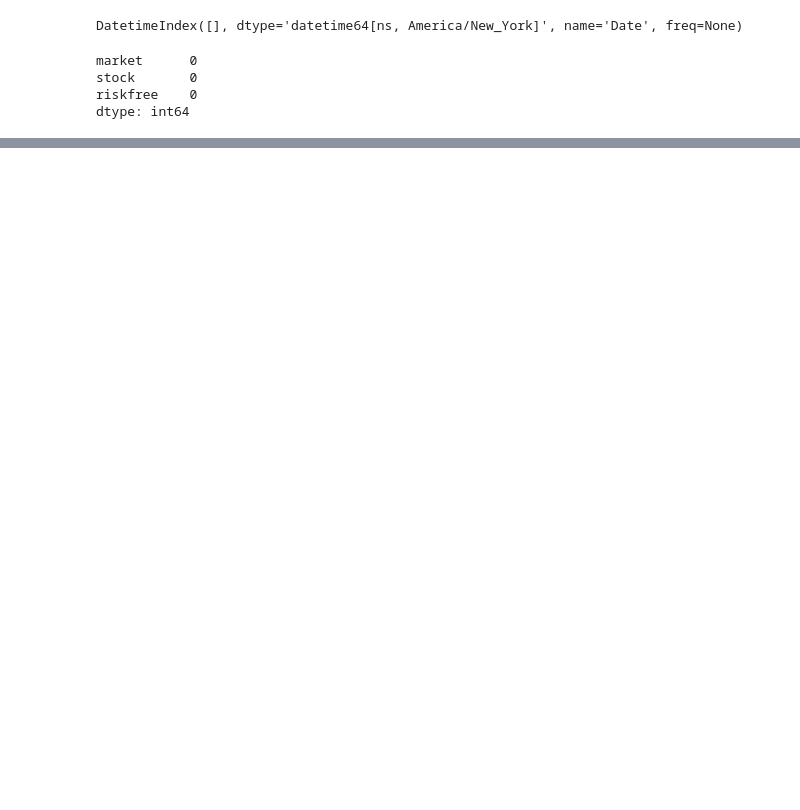
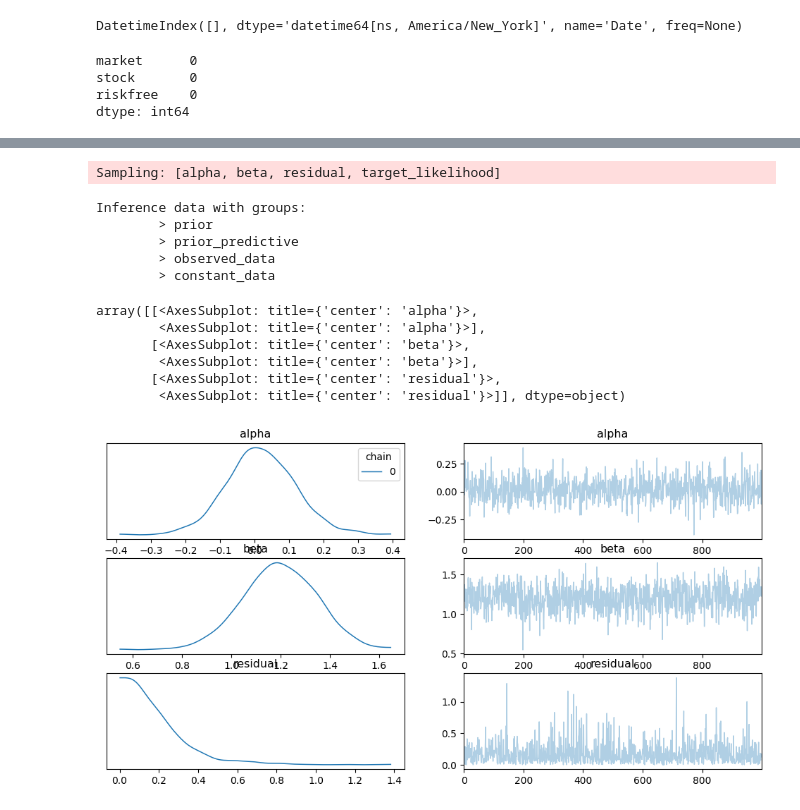
Before and after one commit to 892nske/pmlfin, a Jupyter notebook: ch7.ipynb, the cells around one changed output, grey strips where cells are left out. Drawn from its saved outputs; the diff is of its cells as text; code cells hidden in the pictures; blank space fills up the shorter version.

```diff
--- a/ch7.ipynb
+++ b/ch7.ipynb
@@ -91,0 +93,10 @@ y_train = x[:, -test_size]
+# %%
+model = pm.Model()
+with model:
+    alpha = pm.Normal('alpha',mu=0.02,sigma=0.10)
+    beta = pm.Normal('beta',mu=1.2,sigma=0.15)
+    residual = pm.HalfStudentT('residual',sigma=0.20,nu=6)
+    feature = pm.MutableData('feature',x_train,dims='feature_data')
+    target = pm.MutableData('target',y_train,dims='target_data')
+    target_expected = pm.Deterministic('target_expected',alpha + beta * feature, dims='feature_data')
+    target_likelihood = pm.StudentT('target_likelihood', mu=target_expected,sigma=residual,nu=6,observed=target,dims='target_data')
@@ -91,0 +107,22 @@ y_train = x[:, -test_size]
+# %%
+idata = pm.sample_prior_predictive(samples=1000,model=model,return_inferencedata=True,random_seed=28)
+# %% [output]
+Sampling: [alpha, beta, residual, target_likelihood]
+# %%
+idata
+# %% [output]
+Inference data with groups:
+        > prior
+        > prior_predictive
+        > observed_data
+        > constant_data
+# %%
+az.plot_trace(idata.prior,kind='trace',var_names=['alpha','beta','residual'],legend=True)
+# %% [output]
+array([[<AxesSubplot: title={'center': 'alpha'}>,
+        <AxesSubplot: title={'center': 'alpha'}>],
+       [<AxesSubplot: title={'center': 'beta'}>,
+        <AxesSubplot: title={'center': 'beta'}>],
+       [<AxesSubplot: title={'center': 'residual'}>,
+        <AxesSubplot: title={'center': 'residual'}>]], dtype=object)
+[figure, added]
```
Also changed, not shown: parts of 10 cells of this notebook.
